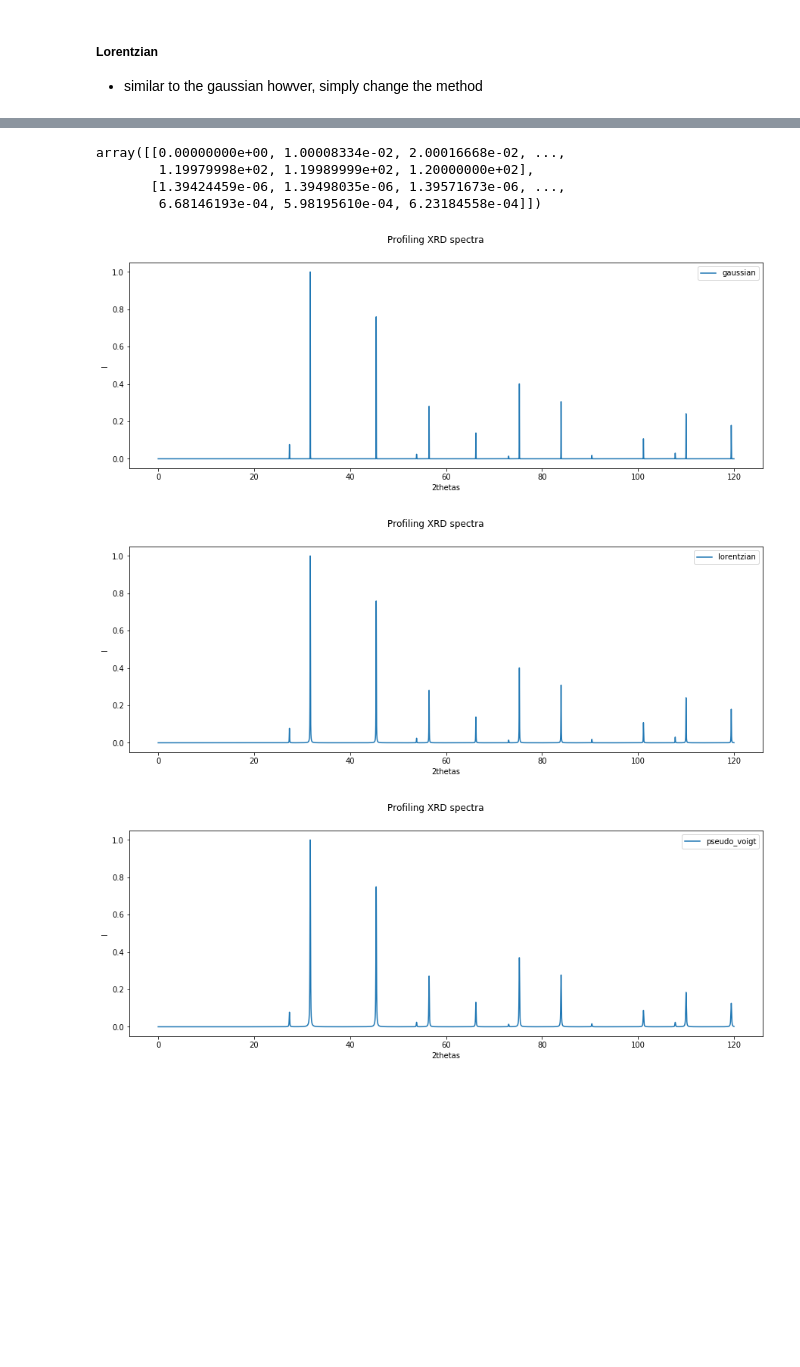
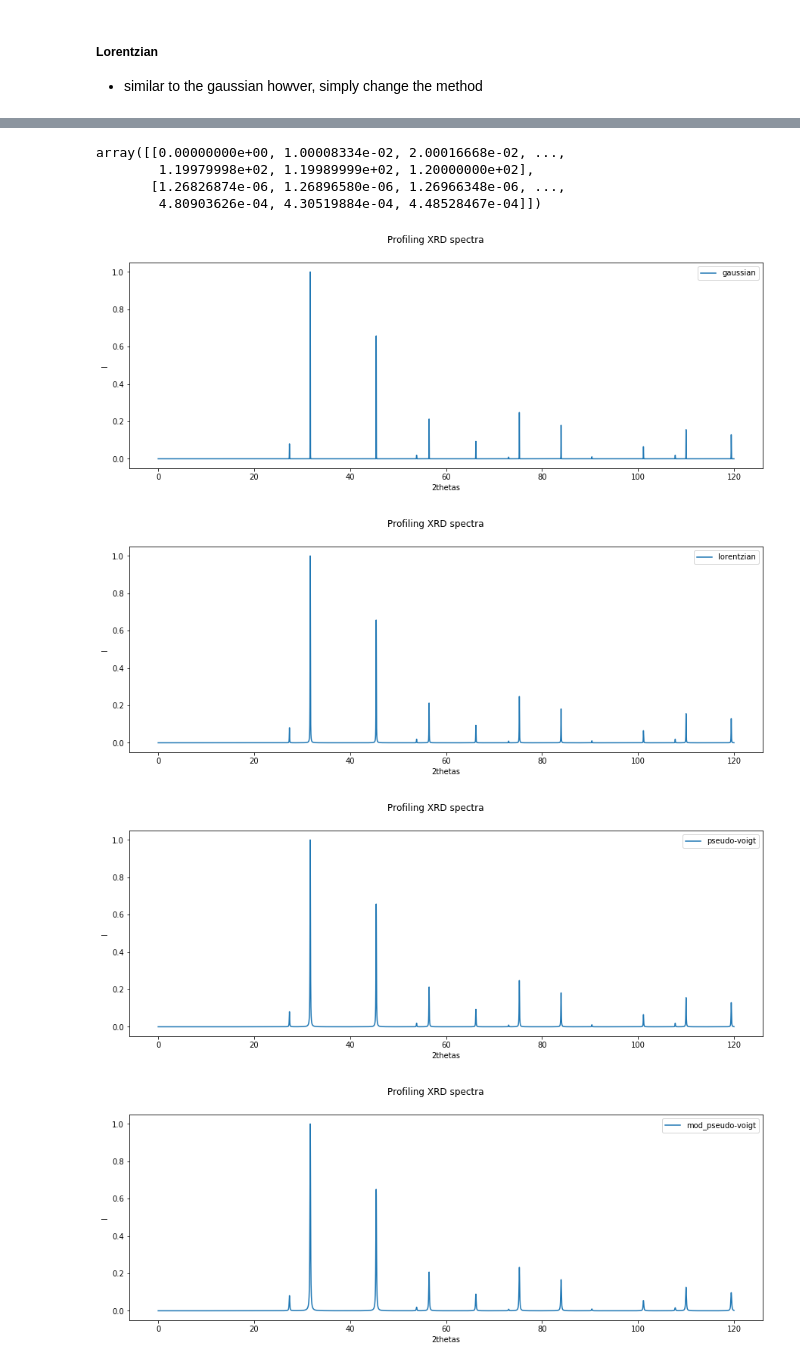
Before and after one commit to qzhu2017/XRD, a Jupyter notebook: notebooks/Profiling-Demo.ipynb, the cells around one changed output, grey strips where cells are left out. Cells and saved outputs as stored; diff of their text form; code cells hidden in the pictures; blank space fills up the shorter version.

```diff
--- a/notebooks/Profiling-Demo.ipynb
+++ b/notebooks/Profiling-Demo.ipynb
@@ -97,0 +109,4 @@ array([[0.00000000e+00, 1.00008334e-02, 2.00016668e-02, ...,
+# %%
+user_kwargsPV = {'FWHM-G': 0.02, 'FWHM-L': 0.03}
+profile = Profile(method = 'pseudo-voigt', res = 0.01, user_kwargs = user_kwargsPV)
+profile.get_profile(two_thetas = theta2, intensities = intensity, min2theta = 0, max2theta = 120)
@@ -106,33 +126,35 @@ eta_h = 0.504656 # Mixing parameter, eta_H0
 eta_l = 0.611844  # Mixing parameter, eta_L0
 
 # Theta-dependent profiling
-user_kwargsPV = {'U': U, 'V':V, 'W':W, 'A':A, 'eta_h':eta_h, 'eta_l':eta_l}
-profile = Profile(method = 'pseudo_voigt', res = 0.01, user_kwargs = user_kwargsPV)
+user_kwargsMPV = {'U': U, 'V':V, 'W':W, 'A':A, 'eta_h':eta_h, 'eta_l':eta_l}
+profile = Profile(method = 'mod_pseudo-voigt', res = 0.01, user_kwargs = user_kwargsMPV)
 profile.get_profile(two_thetas = theta2, intensities = intensity, min2theta = 0, max2theta = 120)
 # %% [output]
 array([[0.00000000e+00, 1.00008334e-02, 2.00016668e-02, ...,
         1.19979998e+02, 1.19989999e+02, 1.20000000e+02],
-       [1.39424459e-06, 1.39498035e-06, 1.39571673e-06, ...,
-        6.68146193e-04, 5.98195610e-04, 6.23184558e-04]])
+       [1.26826874e-06, 1.26896580e-06, 1.26966348e-06, ...,
+        4.80903626e-04, 4.30519884e-04, 4.48528467e-04]])
 # %%
-kwargs =  [user_kwargsG,user_kwargsL,user_kwargsPV]
-methods = ['gaussian', 'lorentzian', 'pseudo_voigt']
+import time
+kwargs =  [user_kwargsG,user_kwargsL,user_kwargsPV,user_kwargsMPV]
+methods = ['gaussian', 'lorentzian', 'pseudo-voigt', 'mod_pseudo-voigt']
 # now you can choose from a list of different profiling functions, and plot them
 
 for kwarg,method in zip(kwargs,methods):
     plt.figure(figsize=(15,5))
     plt.suptitle('Profiling XRD spectra')
     plt.xlabel('2thetas')
     plt.ylabel('I')
     profile = Profile(method = method, res = 0.01, user_kwargs = kwarg)
     profile.get_profile(two_thetas = theta2, intensities = intensity, min2theta = 0, max2theta = 120)
     spectra = profile.spectra
     theta2 = spectra[0]
     intensity = spectra[1]
     plt.plot(theta2,intensity,label=method)
     plt.legend()
     plt.show()
 # %% [output]
-[figure, old version]
+[figure, new version]
-[figure, old version]
+[figure, new version]
-[figure, old version]
+[figure, new version]
+[figure, added]
```
Also changed, not shown: parts of 6 cells of this notebook.
